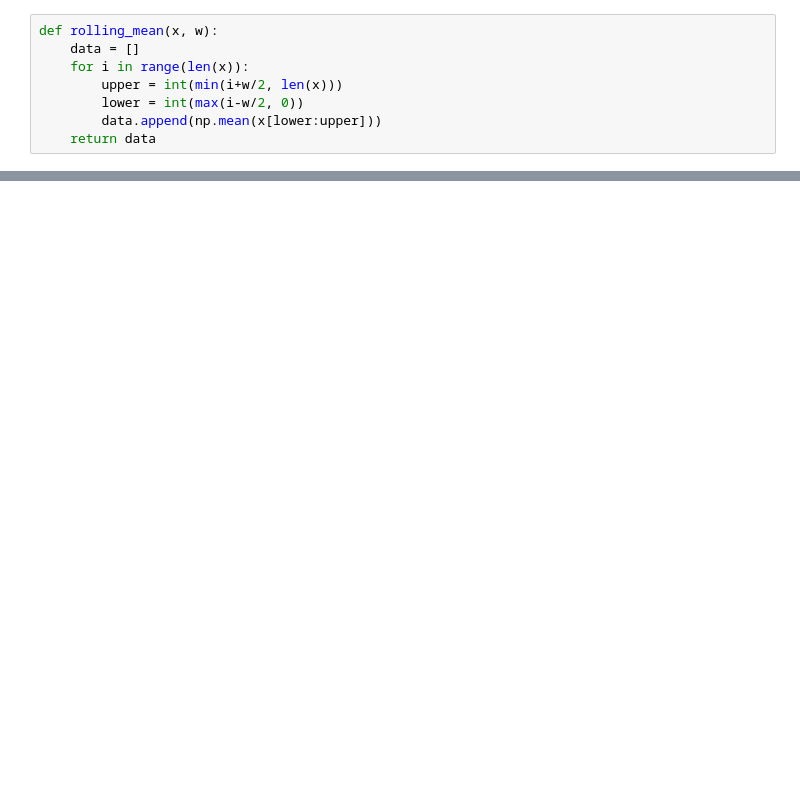
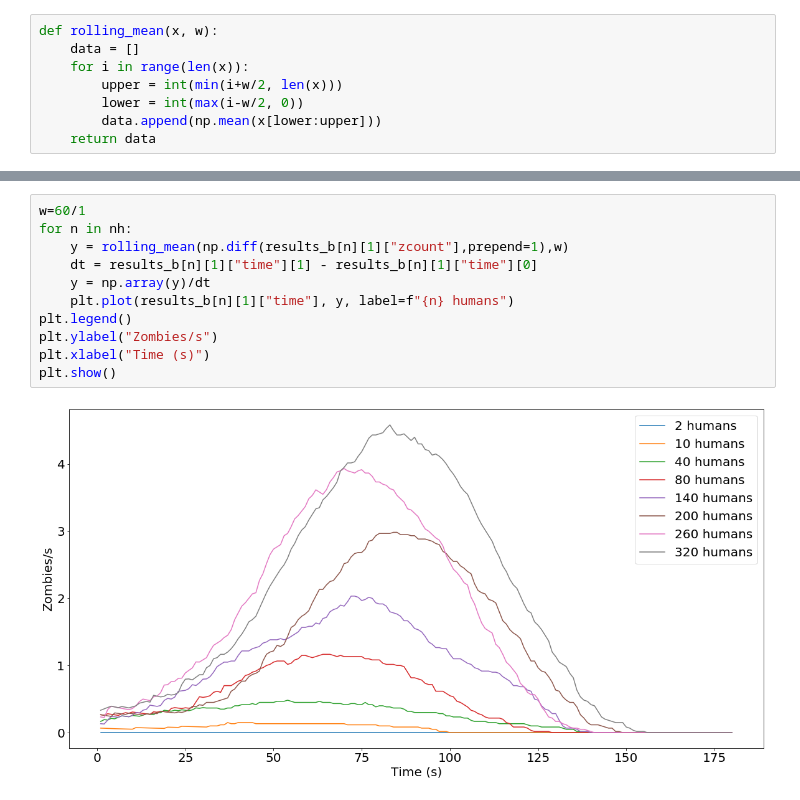
Before and after one commit to atormakh/SimulacionDeSistemas, a Jupyter notebook: Zombies/ej.ipynb, the cells around one changed output, grey strips where cells are left out. Cells and saved outputs as stored; diff of their text form; blank space fills up the shorter version.

```diff
--- a/Zombies/ej.ipynb
+++ b/Zombies/ej.ipynb
@@ -67,0 +63,13 @@ plt.plot(time, rolling_mean(np.diff(zcount, prepend=1),w))
+# %%
+w=60/1
+for n in nh:
+    y = rolling_mean(np.diff(results_b[n][1]["zcount"],prepend=1),w)
+    dt = results_b[n][1]["time"][1] - results_b[n][1]["time"][0]
+    y = np.array(y)/dt
+    plt.plot(results_b[n][1]["time"], y, label=f"{n} humans")
+plt.legend()
+plt.ylabel("Zombies/s")
+plt.xlabel("Time (s)")
+plt.show()
+# %% [output]
+[figure, added]
```
Also changed, not shown: parts of 9 cells of this notebook, 3 other files.
